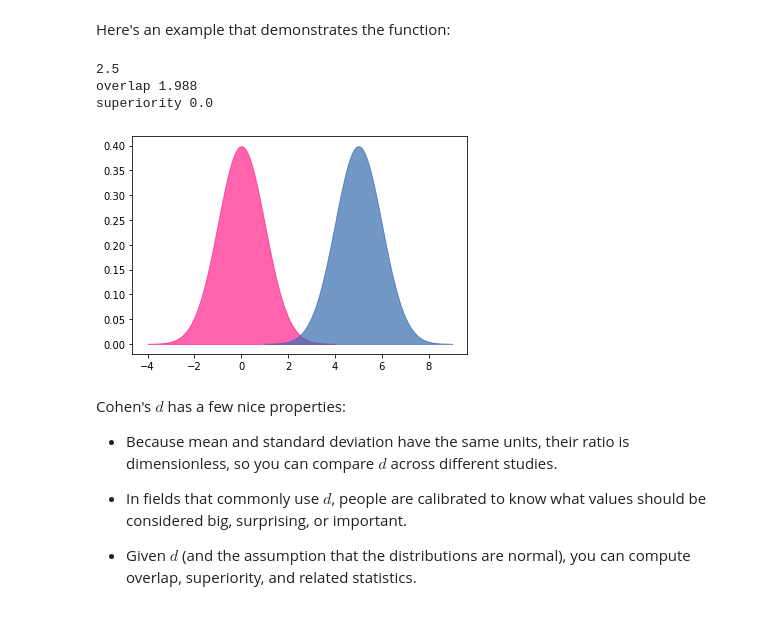
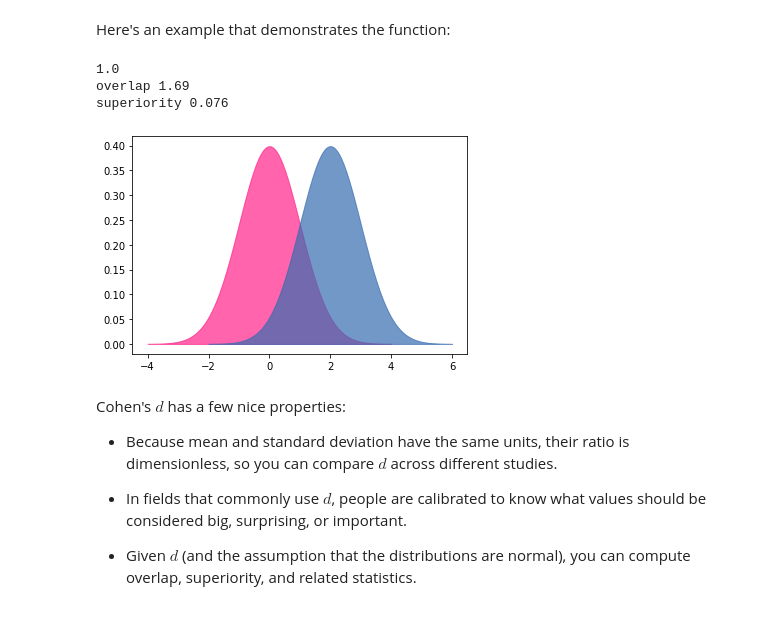
Before and after one commit to OsterMendel/dsc-effect-sizes-nyc-ds-021720, a Jupyter notebook: index.ipynb, the cells around one changed output. Drawn from its saved outputs; the diff is of its cells as text; code cells hidden in the pictures.

```diff
--- a/index.ipynb
+++ b/index.ipynb
@@ -434,13 +434,13 @@ def plot_pdfs(cohen_d=2):
 # %% [markdown]
 Here's an example that demonstrates the function:
 # %%
-plot_pdfs(5)
+plot_pdfs(2)
 # Try changing the d value and observe the effect on the outcome below
 # %% [output]
-2.5
-overlap 1.988
-superiority 0.0
+1.0
+overlap 1.69
+superiority 0.076
-[figure, old version]
+[figure, new version]
 # %% [markdown]
 Cohen's $d$ has a few nice properties:
 
```
